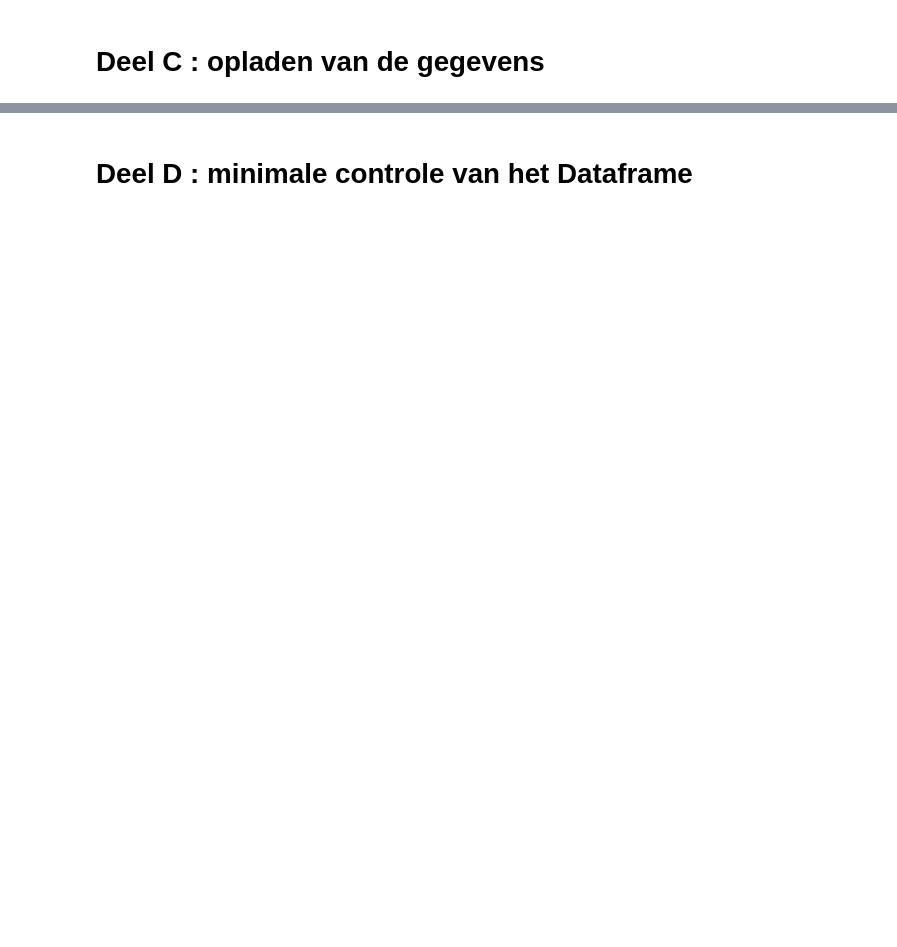
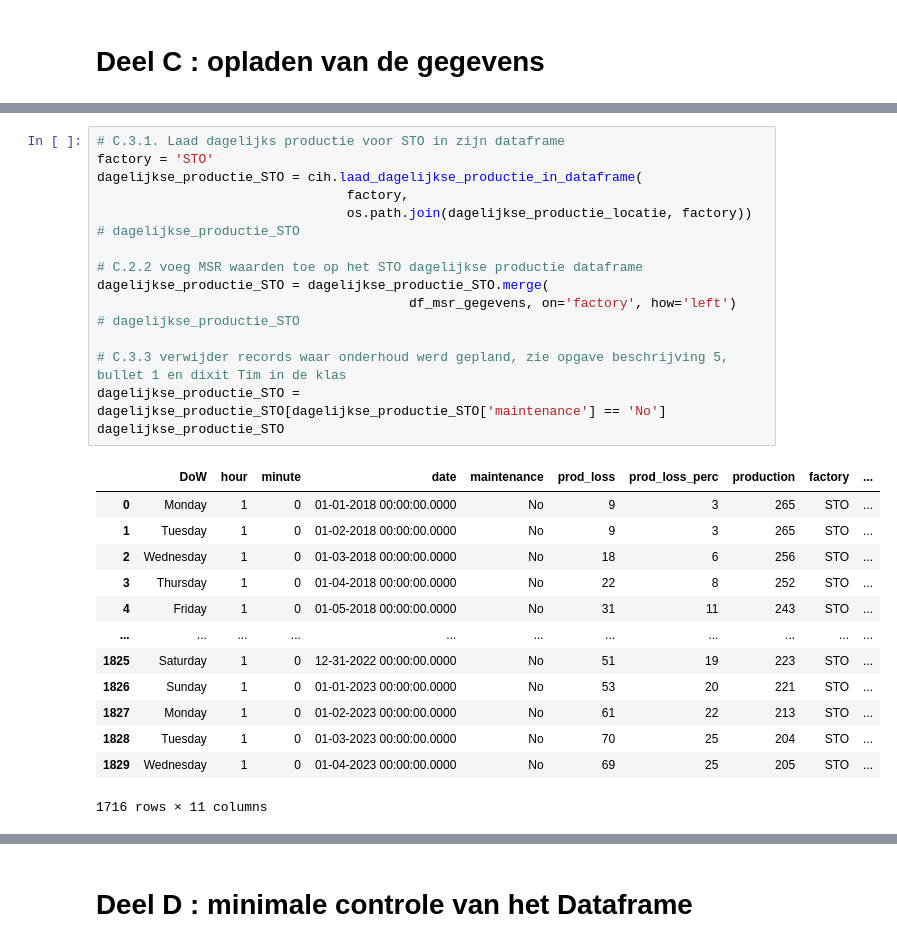
Before and after one commit to timsideanotmine/production, a Jupyter notebook: notebooks/productiemodel.ipynb, the cells around one changed output, grey strips where cells are left out. Cells and saved outputs as stored; diff of their text form; blank space fills up the shorter version.

```diff
--- a/notebooks/productiemodel.ipynb
+++ b/notebooks/productiemodel.ipynb
@@ -144,0 +74,30 @@ df_daily_production_STO
+# %%
+# C.3.1. Laad dagelijks productie voor STO in zijn dataframe
+factory = 'STO'
+dagelijkse_productie_STO = cih.laad_dagelijkse_productie_in_dataframe(
+                                factory,
+                                os.path.join(dagelijkse_productie_locatie, factory))
+# dagelijkse_productie_STO
+
+# C.2.2 voeg MSR waarden toe op het STO dagelijkse productie dataframe
+dagelijkse_productie_STO = dagelijkse_productie_STO.merge(
+                                        df_msr_gegevens, on='factory', how='left')
+# dagelijkse_productie_STO
+
+# C.3.3 verwijder records waar onderhoud werd gepland, zie opgave beschrijving 5, bullet 1 en dixit Tim in de klas
+dagelijkse_productie_STO = dagelijkse_productie_STO[dagelijkse_productie_STO['maintenance'] == 'No']
+dagelijkse_productie_STO
+# %% [output]
+|  | DoW | hour | minute | date | maintenance | prod_loss | prod_loss_perc | production | factory | ... |
+| 0 | Monday | 1 | 0 | 01-01-2018 00:00:00.0000 | No | 9 | 3 | 265 | STO | ... |
+| 1 | Tuesday | 1 | 0 | 01-02-2018 00:00:00.0000 | No | 9 | 3 | 265 | STO | ... |
+| 2 | Wednesday | 1 | 0 | 01-03-2018 00:00:00.0000 | No | 18 | 6 | 256 | STO | ... |
+| 3 | Thursday | 1 | 0 | 01-04-2018 00:00:00.0000 | No | 22 | 8 | 252 | STO | ... |
+| 4 | Friday | 1 | 0 | 01-05-2018 00:00:00.0000 | No | 31 | 11 | 243 | STO | ... |
+| ... | ... | ... | ... | ... | ... | ... | ... | ... | ... | ... |
+| 1825 | Saturday | 1 | 0 | 12-31-2022 00:00:00.0000 | No | 51 | 19 | 223 | STO | ... |
+| 1826 | Sunday | 1 | 0 | 01-01-2023 00:00:00.0000 | No | 53 | 20 | 221 | STO | ... |
+| 1827 | Monday | 1 | 0 | 01-02-2023 00:00:00.0000 | No | 61 | 22 | 213 | STO | ... |
+| 1828 | Tuesday | 1 | 0 | 01-03-2023 00:00:00.0000 | No | 70 | 25 | 204 | STO | ... |
+| 1829 | Wednesday | 1 | 0 | 01-04-2023 00:00:00.0000 | No | 69 | 25 | 205 | STO | ... |
+1716 rows × 11 columns
```
Also changed, not shown: parts of 29 cells of this notebook, 4 other files.
